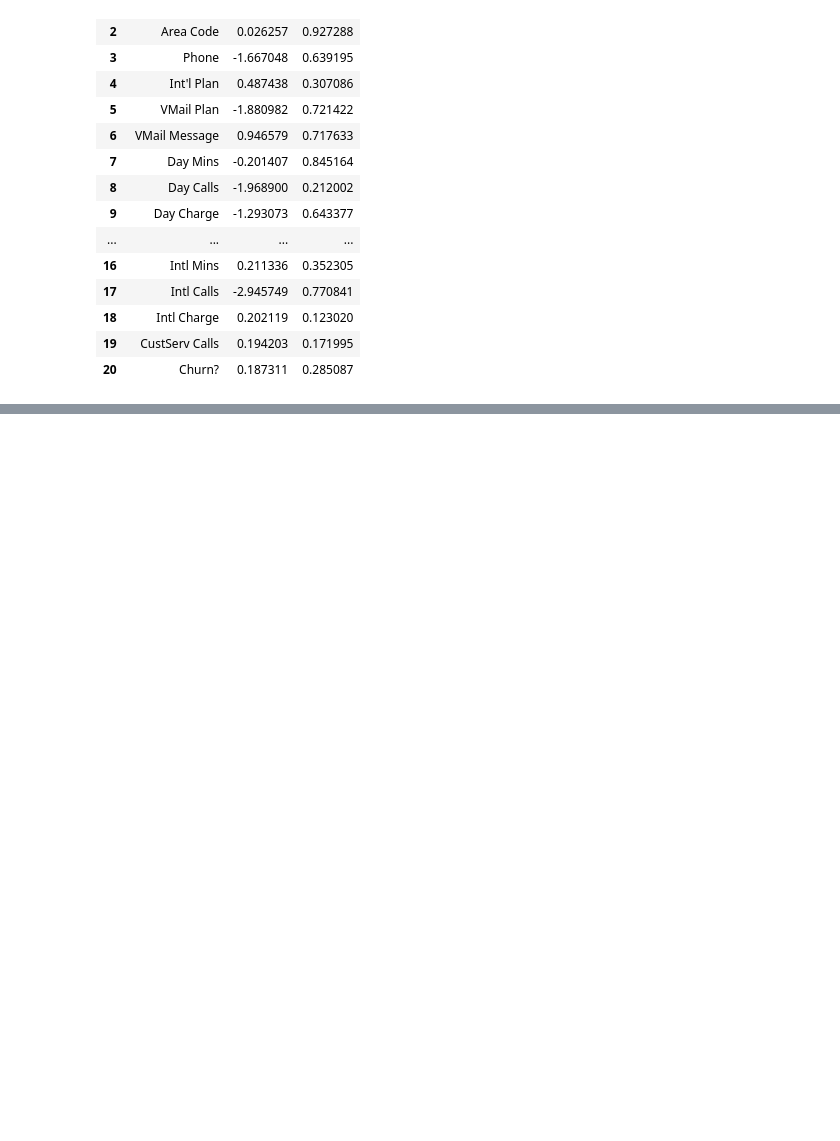
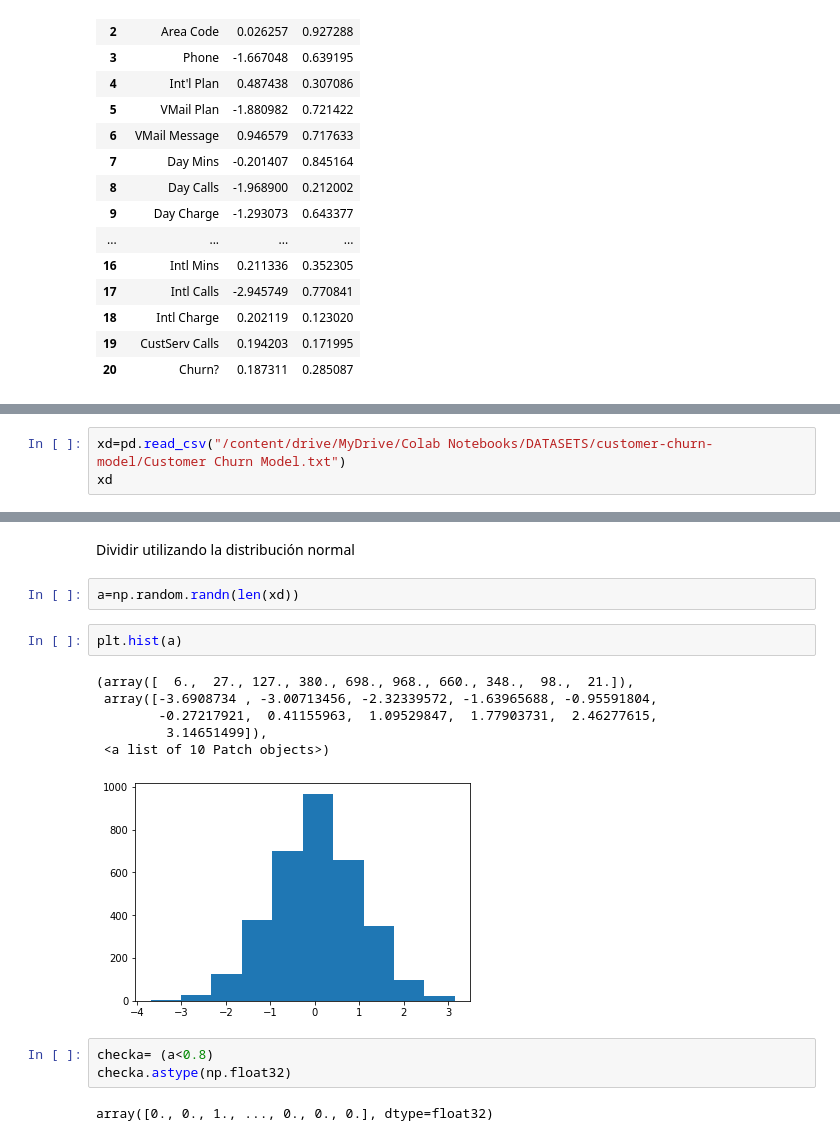
Before and after one commit to bragonzu/CursoPython, a Jupyter notebook: T2_1_DATA_WRANGLING.ipynb, the cells around one changed output, grey strips where cells are left out. Cells and saved outputs as stored; diff of their text form; blank space fills up the shorter version.

```diff
--- a/T2_1_DATA_WRANGLING.ipynb
+++ b/T2_1_DATA_WRANGLING.ipynb
@@ -482,0 +716,3 @@ newdata
+# %%
+xd=pd.read_csv("/content/drive/MyDrive/Colab Notebooks/DATASETS/customer-churn-model/Customer Churn Model.txt")
+xd
@@ -482,0 +733,18 @@ newdata
+# %% [markdown]
+Dividir utilizando la distribución normal
+# %%
+a=np.random.randn(len(xd))
+# %%
+plt.hist(a)
+# %% [output]
+(array([  6.,  27., 127., 380., 698., 968., 660., 348.,  98.,  21.]),
+ array([-3.6908734 , -3.00713456, -2.32339572, -1.63965688, -0.95591804,
+        -0.27217921,  0.41155963,  1.09529847,  1.77903731,  2.46277615,
+         3.14651499]),
+ <a list of 10 Patch objects>)
+[figure, added]
+# %%
+checka= (a<0.8)
+checka.astype(np.float32)
+# %% [output]
+array([0., 0., 1., ..., 0., 0., 0.], dtype=float32)
```
Also changed, not shown: parts of 45 cells of this notebook.
